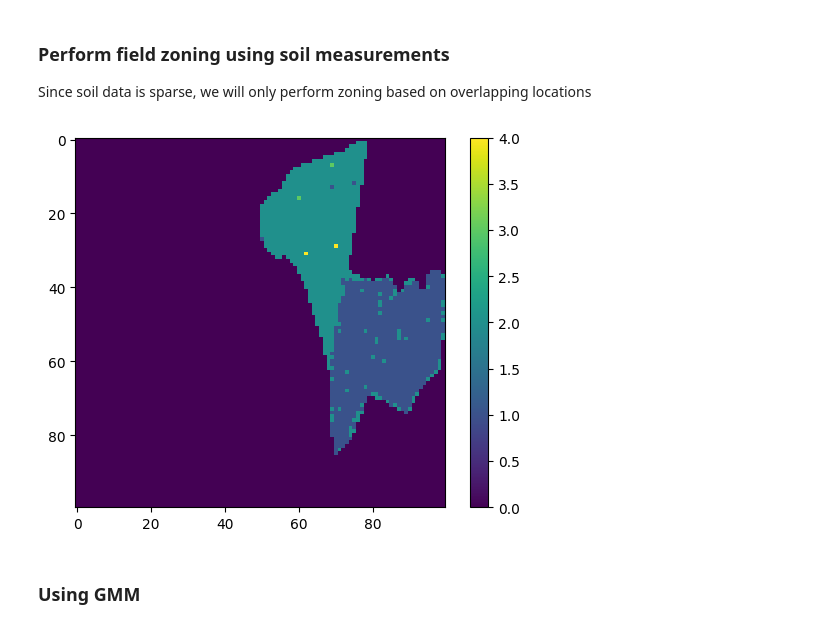
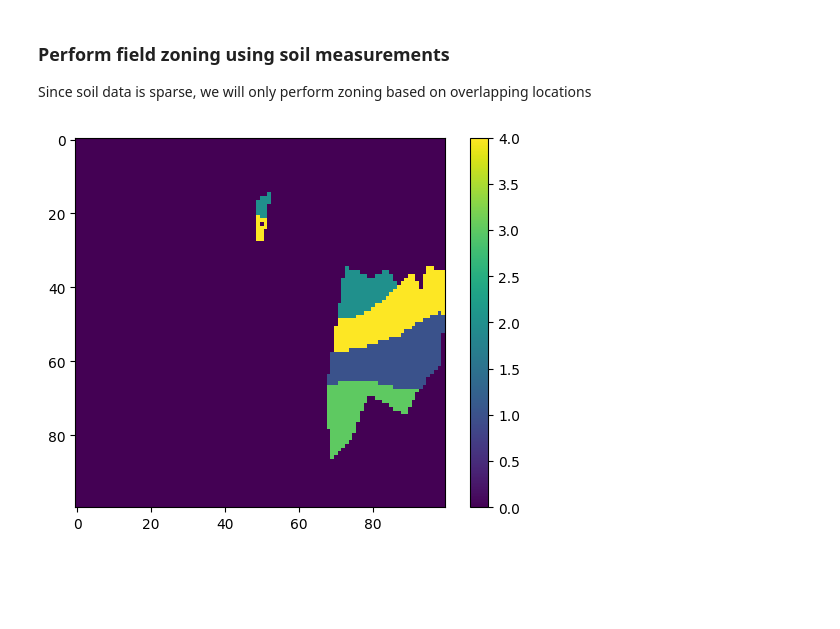
Before and after one commit to aus-plant-phenomics-network/mccn-case-studies, a Jupyter notebook: Case 5/MCCN-CASE 5.ipynb, the cells around one changed output. Drawn from its saved outputs; the diff is of its cells as text; code cells hidden in the pictures; blank space fills up the shorter version.

```diff
--- a/Case 5/MCCN-CASE 5.ipynb
+++ b/Case 5/MCCN-CASE 5.ipynb
@@ -118,7 +115,7 @@ proc_ds = proc_ds[
 
 # Make a mask layer based on the values of L1, L3, L4 boundaries
 # Note we also mask based on yield values
-mask = proc_ds["L1Boundary"] + proc_ds["L3Boundary"] + proc_ds["L4Boundary"] + proc_ds["yield_t_ha"]
+mask = proc_ds["yield_t_ha"]
 # %%
 proc_ds
 # %% [output]
@@ -204,37 +202,31 @@ Since soil data is sparse, we will only perform zoning based on overlapping loca
 # %%
 variables = proc_ds[
     [
-        "Krigged_pH",
         "Krigged_EC",
+        "Krigged_ECa",
+        "Krigged_GammaK",
         "Krigged_Sand",
         "Krigged_Silt",
         "Krigged_Clay",
-        "Krigged_ECa",
-        "Krigged_GammaK",
         "yield_t_ha",
     ]
 ]
 x_grid, y_grid = np.meshgrid(proc_ds["x"].values, proc_ds["y"].values, indexing="ij")
-x_val = x_grid.reshape(-1, 1) - x_grid.mean() / x_grid.std()
-y_val = y_grid.reshape(-1, 1) - y_grid.mean() / y_grid.std()
+x_val = x_grid.reshape(-1, 1)
+y_val = y_grid.reshape(-1, 1)
 X = [x_val, y_val]
 
 # Preprocess variables
 for var in variables:
     values = variables[var].values[:, :].reshape(-1, 1)
-    # Perform standard scaling to avoid scaling influence
-    mean = values[values != 0].mean()
-    std = values[values != 0].std()
-    X.append((values - mean) / std)
+    X.append(values)
 X = np.concat(X, axis=-1)
 
 # Cluster
 clusterer = KMeans(n_clusters=5, random_state=10)
 cluster_labels = clusterer.fit_predict(X)
 plt.imshow(cluster_labels.reshape(100, 100))
 plt.colorbar()
 plt.show()
 # %% [output]
-[figure, old version]
+[figure, new version]
-# %% [markdown]
-### Using GMM
```
Also changed, not shown: parts of 12 cells of this notebook.
